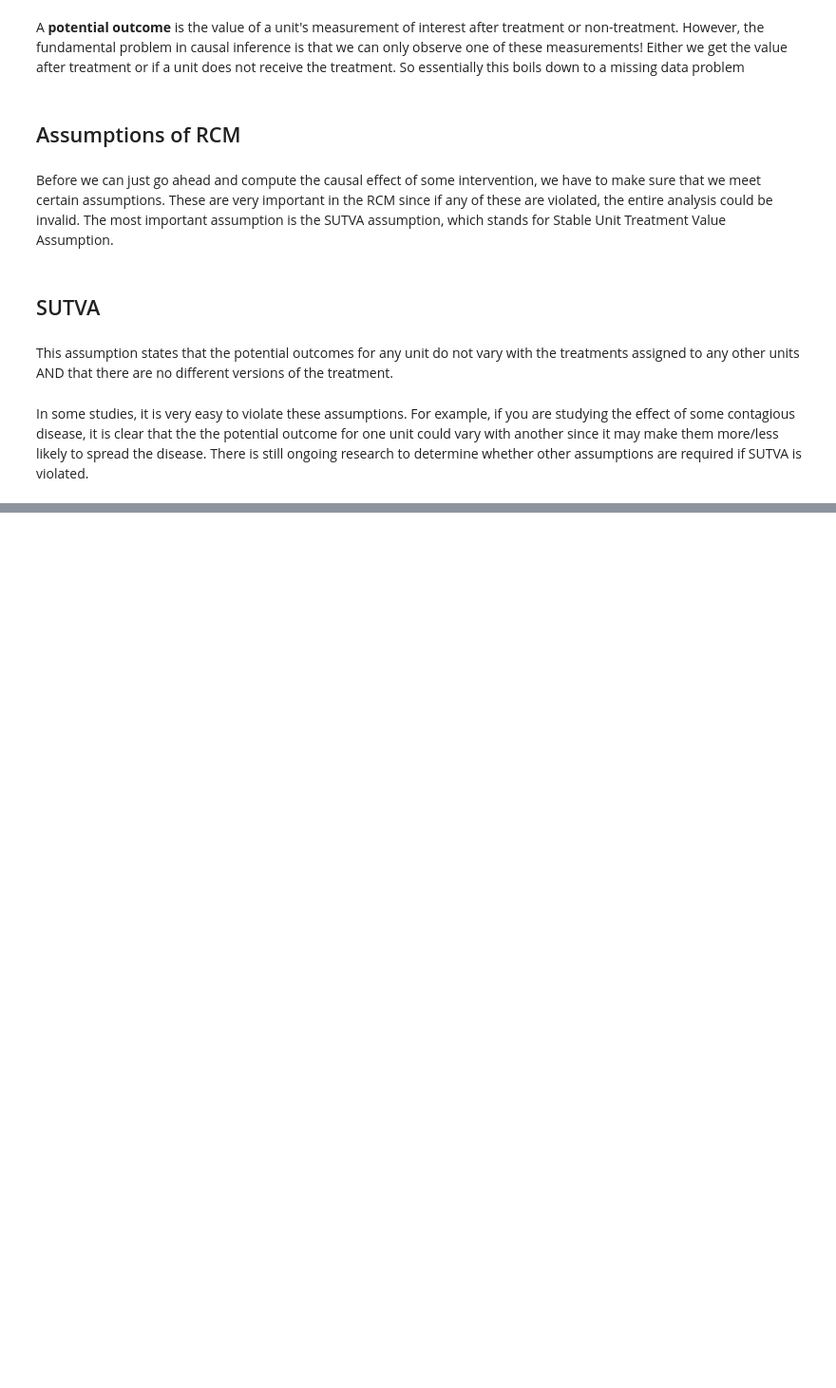
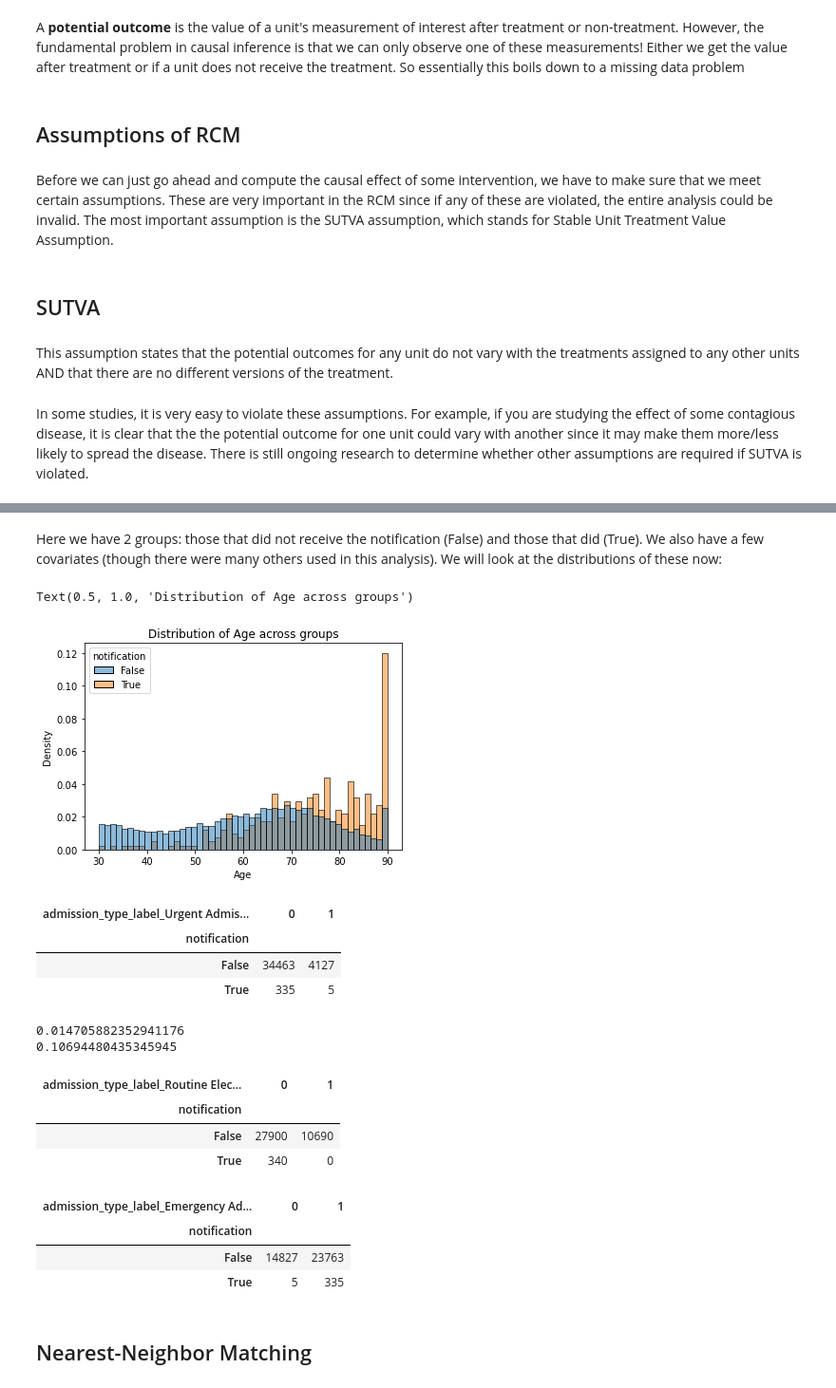
Before and after one commit to dsahduke/causal-inference-RCM, a Jupyter notebook: Causal Inference.ipynb, the cells around one changed output, grey strips where cells are left out. Shown at 95% size. Drawn from its saved outputs; the diff is of its cells as text; code cells hidden in the pictures; blank space fills up the shorter version.

Commit message:
Add RCM+Matching example

```diff
--- a/Causal Inference.ipynb
+++ b/Causal Inference.ipynb
@@ -46,0 +85,2 @@ In addition, if we are working with observational data, we need a few more assum
+# %%
+notification_df = pd.read_csv("./assets/causal_inf_extract.csv")
@@ -46,0 +96,38 @@ In addition, if we are working with observational data, we need a few more assum
+# %% [markdown]
+Here we have 2 groups: those that did not receive the notification (False) and those that did (True). We also have a few covariates (though there were many others used in this analysis). We will look at the distributions of these now:
+# %%
+sns.histplot(data = notification_df, x='age', hue='notification', stat='density', bins=50, common_norm=False)
+plt.xlabel("Age")
+plt.title("Distribution of Age across groups")
+# %% [output]
+Text(0.5, 1.0, 'Distribution of Age across groups')
+[figure, added]
+# %%
+pd.crosstab(notification_df['notification'], notification_df['admission_type_label_Urgent Admission'])
+# %% [output]
+| admission_type_label_Urgent Admis... | 0 | 1 |
+| notification |  |  |
+| False | 34463 | 4127 |
+| True | 335 | 5 |
+# %%
+print(5/340)
+print(4127/(4127+34463))
+# %% [output]
+0.014705882352941176
+0.10694480435345945
+# %%
+pd.crosstab(notification_df['notification'], notification_df['admission_type_label_Routine Elective Admission'])
+# %% [output]
+| admission_type_label_Routine Elec... | 0 | 1 |
+| notification |  |  |
+| False | 27900 | 10690 |
+| True | 340 | 0 |
+# %%
+pd.crosstab(notification_df['notification'], notification_df['admission_type_label_Emergency Admission'])
+# %% [output]
+| admission_type_label_Emergency Ad... | 0 | 1 |
+| notification |  |  |
+| False | 14827 | 23763 |
+| True | 5 | 335 |
+# %% [markdown]
+## Nearest-Neighbor Matching
```
Also changed, not shown: parts of 40 cells of this notebook, 1 other file.
